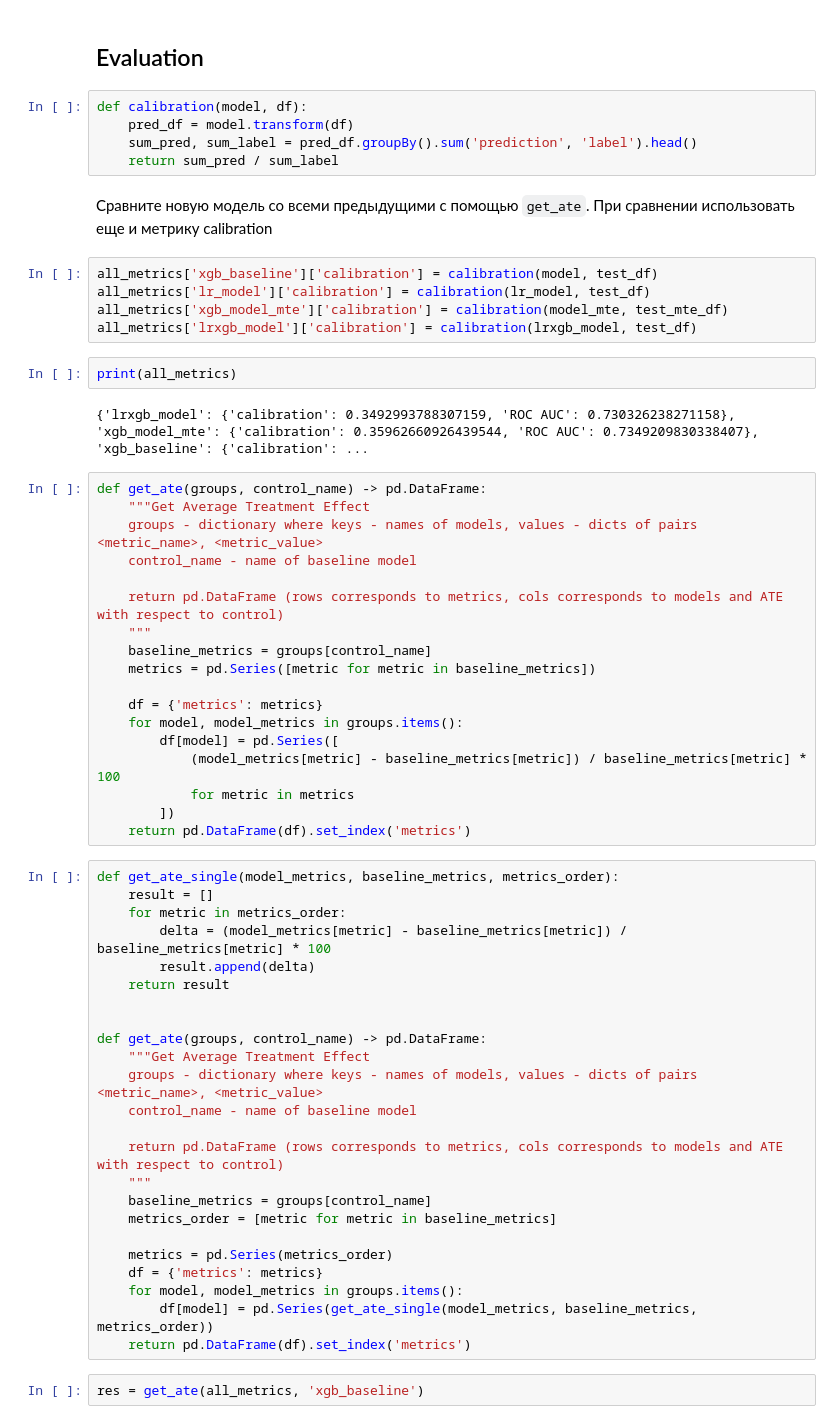
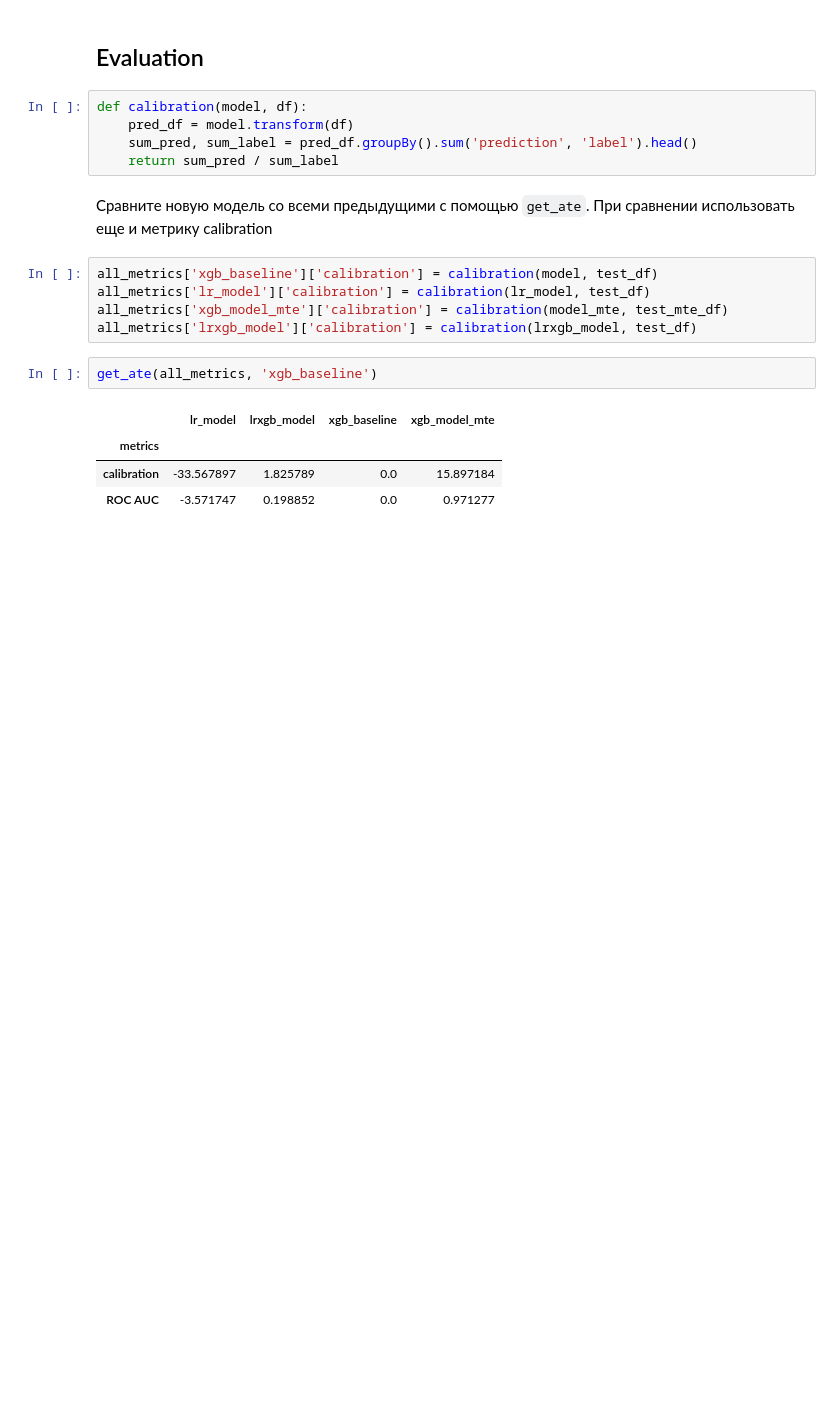
Before and after one commit to ArtyomLobanov/MLBD, a Jupyter notebook: gradient_boosting/notebooks/xgboost.ipynb, the cells around one changed output. Cells and saved outputs as stored; diff of their text form; blank space fills up the shorter version.

```diff
--- a/gradient_boosting/notebooks/xgboost.ipynb
+++ b/gradient_boosting/notebooks/xgboost.ipynb
@@ -659,51 +729,10 @@ all_metrics['xgb_baseline']['calibration'] = calibration(model, test_df)
 all_metrics['lr_model']['calibration'] = calibration(lr_model, test_df)
 all_metrics['xgb_model_mte']['calibration'] = calibration(model_mte, test_mte_df)
 all_metrics['lrxgb_model']['calibration'] = calibration(lrxgb_model, test_df)
-# %%
-print(all_metrics)
-# %% [output]
-{'lrxgb_model': {'calibration': 0.3492993788307159, 'ROC AUC': 0.730326238271158}, 'xgb_model_mte': {'calibration': 0.35962660926439544, 'ROC AUC': 0.7349209830338407}, 'xgb_baseline': {'calibration': ...
-# %%
-def get_ate(groups, control_name) -> pd.DataFrame:
-    """Get Average Treatment Effect
-    groups - dictionary where keys - names of models, values - dicts of pairs <metric_name>, <metric_value>
-    control_name - name of baseline model
-
-    return pd.DataFrame (rows corresponds to metrics, cols corresponds to models and ATE with respect to control)
-    """
-    baseline_metrics = groups[control_name]
-    metrics = pd.Series([metric for metric in baseline_metrics])
-
-    df = {'metrics': metrics}
-    for model, model_metrics in groups.items():
-        df[model] = pd.Series([
-            (model_metrics[metric] - baseline_metrics[metric]) / baseline_metrics[metric] * 100
-            for metric in metrics
-        ])
-    return pd.DataFrame(df).set_index('metrics')
-# %%
-def get_ate_single(model_metrics, baseline_metrics, metrics_order):
-    result = []
-    for metric in metrics_order:
-        delta = (model_metrics[metric] - baseline_metrics[metric]) / baseline_metrics[metric] * 100
-        result.append(delta)
-    return result
-
-
-def get_ate(groups, control_name) -> pd.DataFrame:
-    """Get Average Treatment Effect
-    groups - dictionary where keys - names of models, values - dicts of pairs <metric_name>, <metric_value>
-    control_name - name of baseline model
-
-    return pd.DataFrame (rows corresponds to metrics, cols corresponds to models and ATE with respect to control)
-    """
-    baseline_metrics = groups[control_name]
-    metrics_order = [metric for metric in baseline_metrics]
-
-    metrics = pd.Series(metrics_order)
-    df = {'metrics': metrics}
-    for model, model_metrics in groups.items():
-        df[model] = pd.Series(get_ate_single(model_metrics, baseline_metrics, metrics_order))
-    return pd.DataFrame(df).set_index('metrics')
 # %%
-res = get_ate(all_metrics, 'xgb_baseline')
+get_ate(all_metrics, 'xgb_baseline')
+# %% [output]
+|  | lr_model | lrxgb_model | xgb_baseline | xgb_model_mte |
+| metrics |  |  |  |  |
+| calibration | -33.567897 | 1.825789 | 0.0 | 15.897184 |
+| ROC AUC | -3.571747 | 0.198852 | 0.0 | 0.971277 |
```
Also changed, not shown: parts of 35 cells of this notebook.
